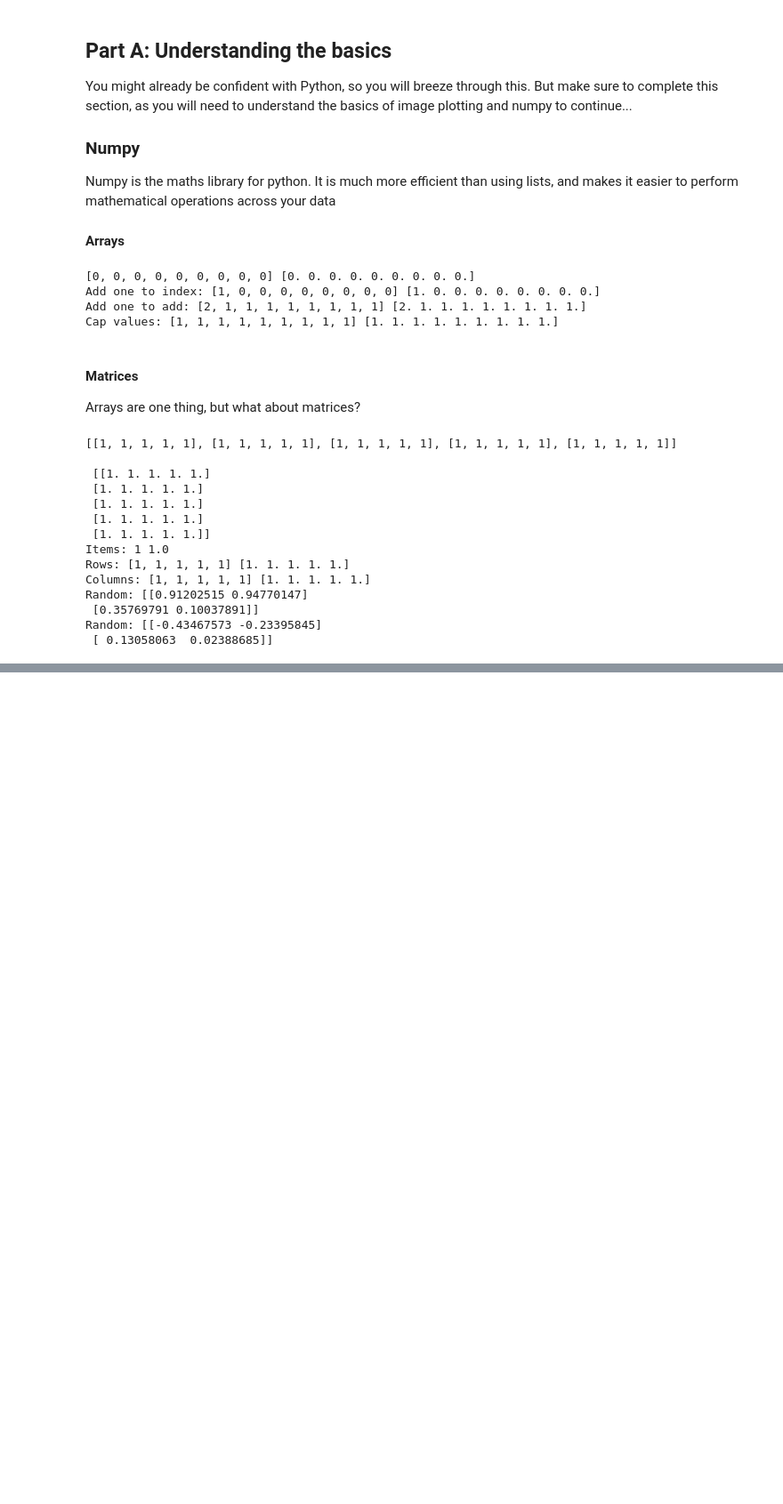
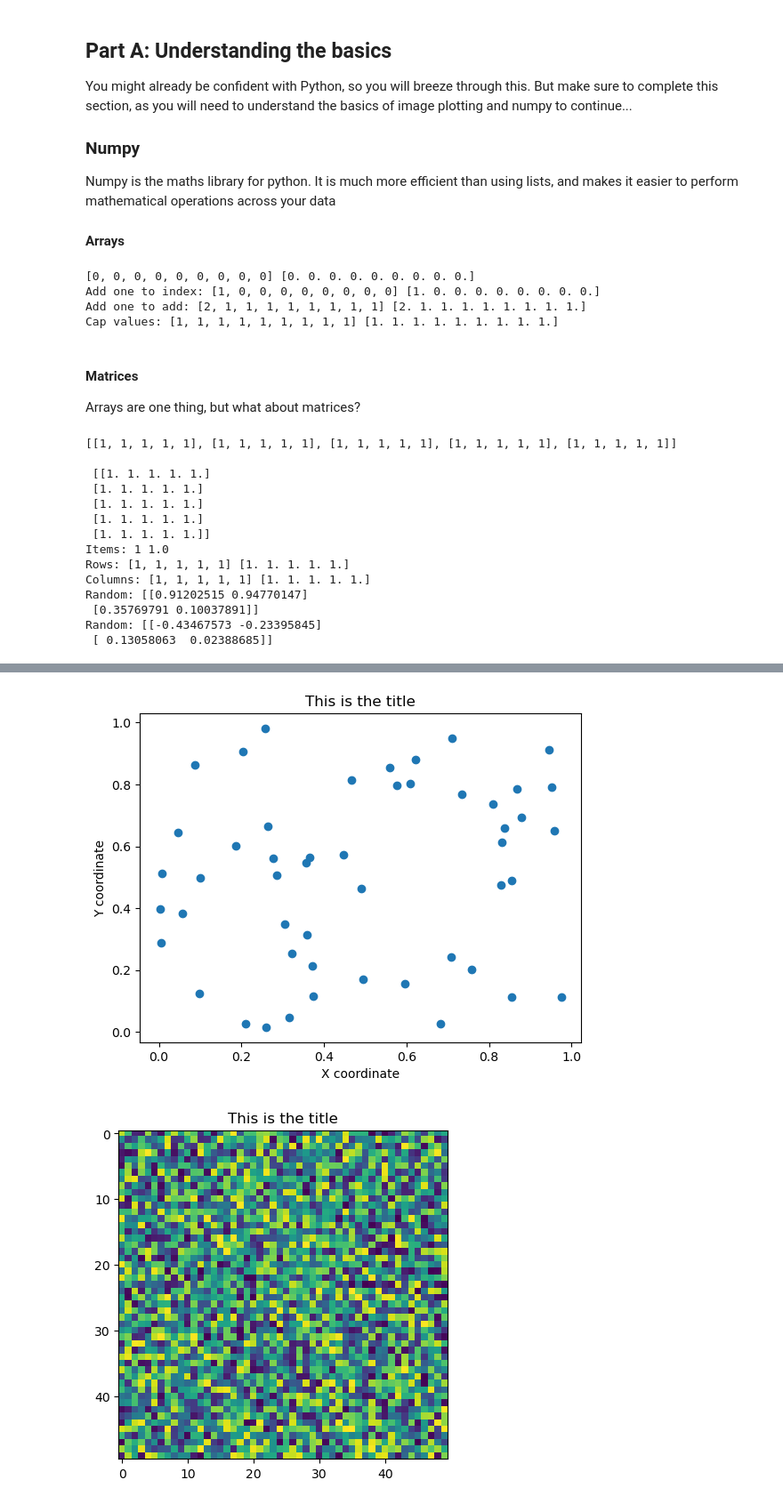
Before and after one commit to jembennettuk/work_experience, a Jupyter notebook: WorkSheets/task.ipynb, the cells around one changed output, grey strips where cells are left out. Shown at 89% size. Cells and saved outputs as stored; diff of their text form; code cells hidden in the pictures; blank space fills up the shorter version.

```diff
--- a/WorkSheets/task.ipynb
+++ b/WorkSheets/task.ipynb
@@ -89,0 +96,22 @@ Random: [[-0.43467573 -0.23395845]
+# %%
+coordinates=np.random.random((50,2)) #stored in format [(x,y),(x,y)]
+plt.scatter(coordinates[:,0],coordinates[:,1]) #grab x column and y column
+plt.title("This is the title")
+plt.xlabel("X coordinate")
+plt.ylabel("Y coordinate")
+plt.show()
+
+#we can also show images
+image=np.random.random((50,50)) #simage of 50 x 50 pixels
+plt.imshow(image)
+plt.title("This is the title")
+plt.show()
+
+#labelling coordinates is another feature
+data=np.random.random((100,3)) #3 classes, 100 data points
+plt.plot(data,label=["class 1","class 2","class 3"])
+plt.legend(loc="upper right")
+plt.show()
+# %% [output]
+[figure, added]
+[figure, added]
```
Also changed, not shown: parts of 2 cells of this notebook.
